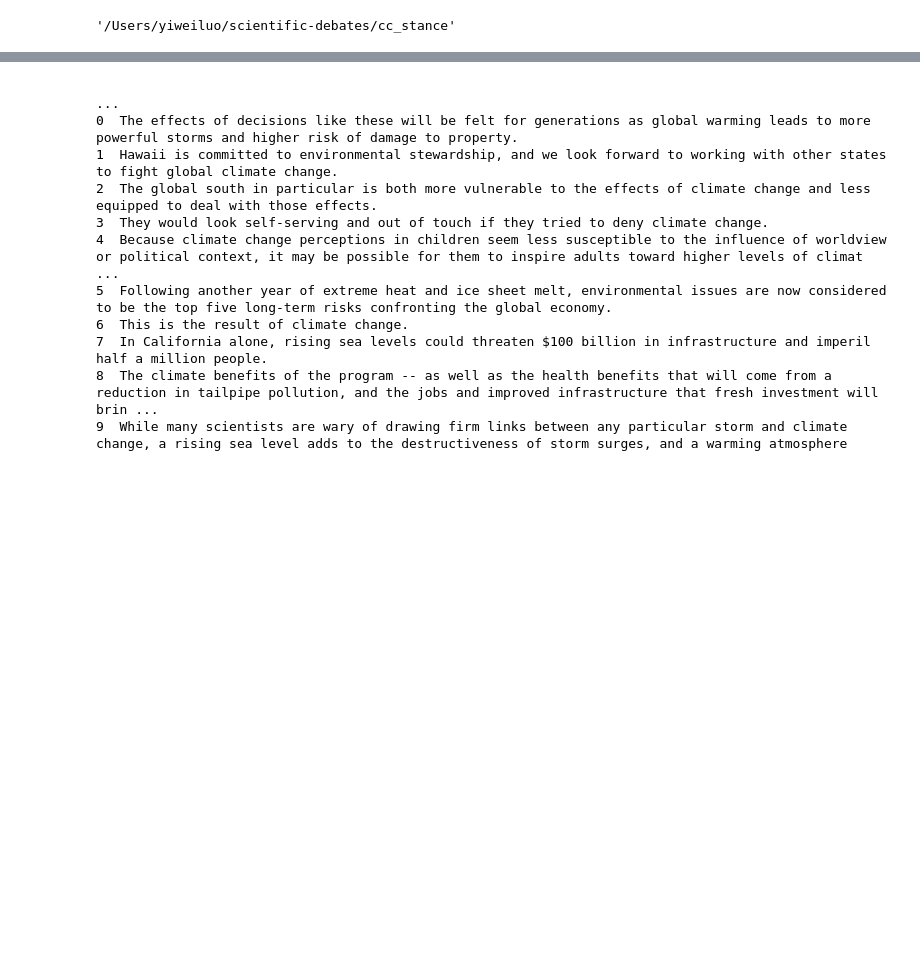
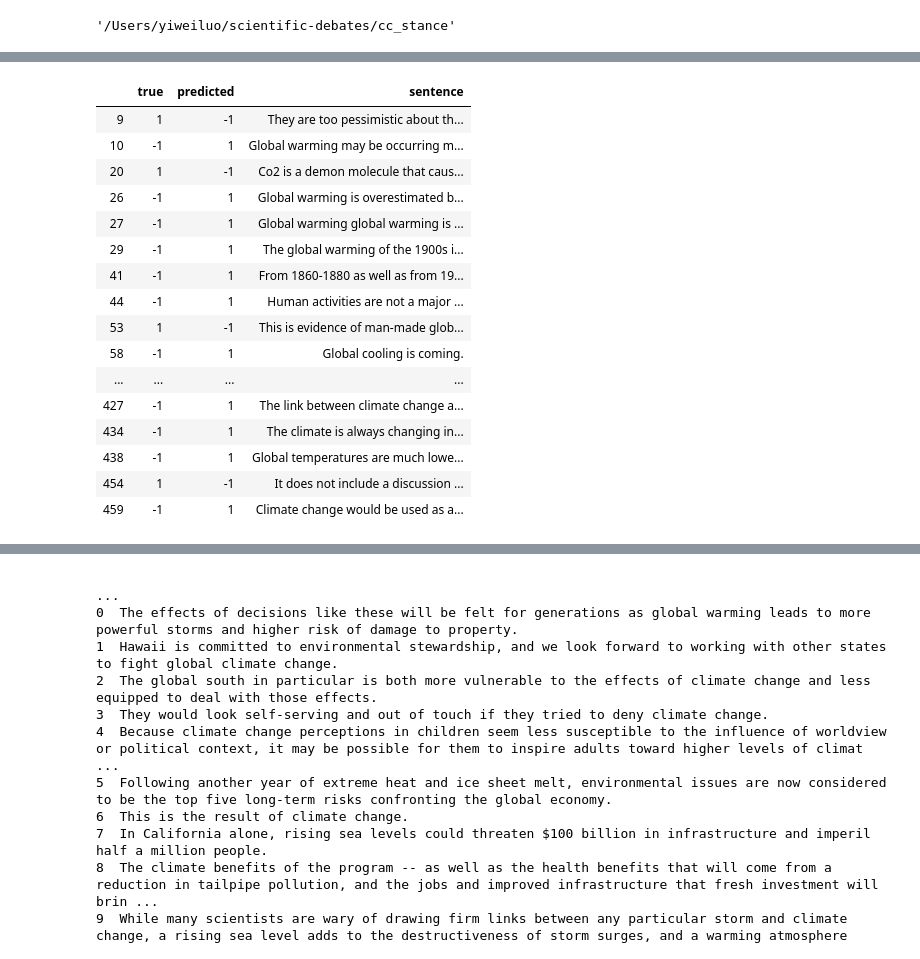
Before and after one commit to yiweiluo/GWStance, a Jupyter notebook: cc_stance/Error_analysis.ipynb, the cells around one changed output, grey strips where cells are left out. Cells and saved outputs as stored; diff of their text form; code cells hidden in the pictures; blank space fills up the shorter version.

Commit message:
add error analysis files

```diff
--- a/cc_stance/Error_analysis.ipynb
+++ b/cc_stance/Error_analysis.ipynb
@@ -1,6 +1,7 @@
 # %%
 import pandas as pd
 pd.set_option('display.max_colwidth', -1)
+pd.options.display.max_rows = 999
 import numpy as np
 # %%
 # import os
@@ -77,4 +78,4 @@ def do_error_analysis(pred_filename,true_filename):
     print('Distribution of true values of false neutrals:\n',
           false_neutrals.true.value_counts())
 
-    return preds,opp_preds
+    return preds,opp_preds,bad_preds
@@ -80,0 +105,3 @@ def do_error_analysis(pred_filename,true_filename):
+# %%
+window_1_preds_test,window_1_opp_preds_test,window_1_bad_preds_test = do_error_analysis('windowed_mturk_1_test_preds.tsv',
+                 'mturk_windowed_1/test.tsv')
@@ -80,0 +126,20 @@ def do_error_analysis(pred_filename,true_filename):
+# %%
+window_1_opp_preds_test
+# %% [output]
+|  | true | predicted | sentence |
+| 9 | 1 | -1 | They are too pessimistic about th... |
+| 10 | -1 | 1 | Global warming may be occurring m... |
+| 20 | 1 | -1 | Co2 is a demon molecule that caus... |
+| 26 | -1 | 1 | Global warming is overestimated b... |
+| 27 | -1 | 1 | Global warming global warming is ... |
+| 29 | -1 | 1 | The global warming of the 1900s i... |
+| 41 | -1 | 1 | From 1860-1880 as well as from 19... |
+| 44 | -1 | 1 | Human activities are not a major ... |
+| 53 | 1 | -1 | This is evidence of man-made glob... |
+| 58 | -1 | 1 | Global cooling is coming. |
+| ... | ... | ... | ... |
+| 427 | -1 | 1 | The link between climate change a... |
+| 434 | -1 | 1 | The climate is always changing in... |
+| 438 | -1 | 1 | Global temperatures are much lowe... |
+| 454 | 1 | -1 | It does not include a discussion ... |
+| 459 | -1 | 1 | Climate change would be used as a... |
```
Also changed, not shown: parts of 52 cells of this notebook, 18 other files.
